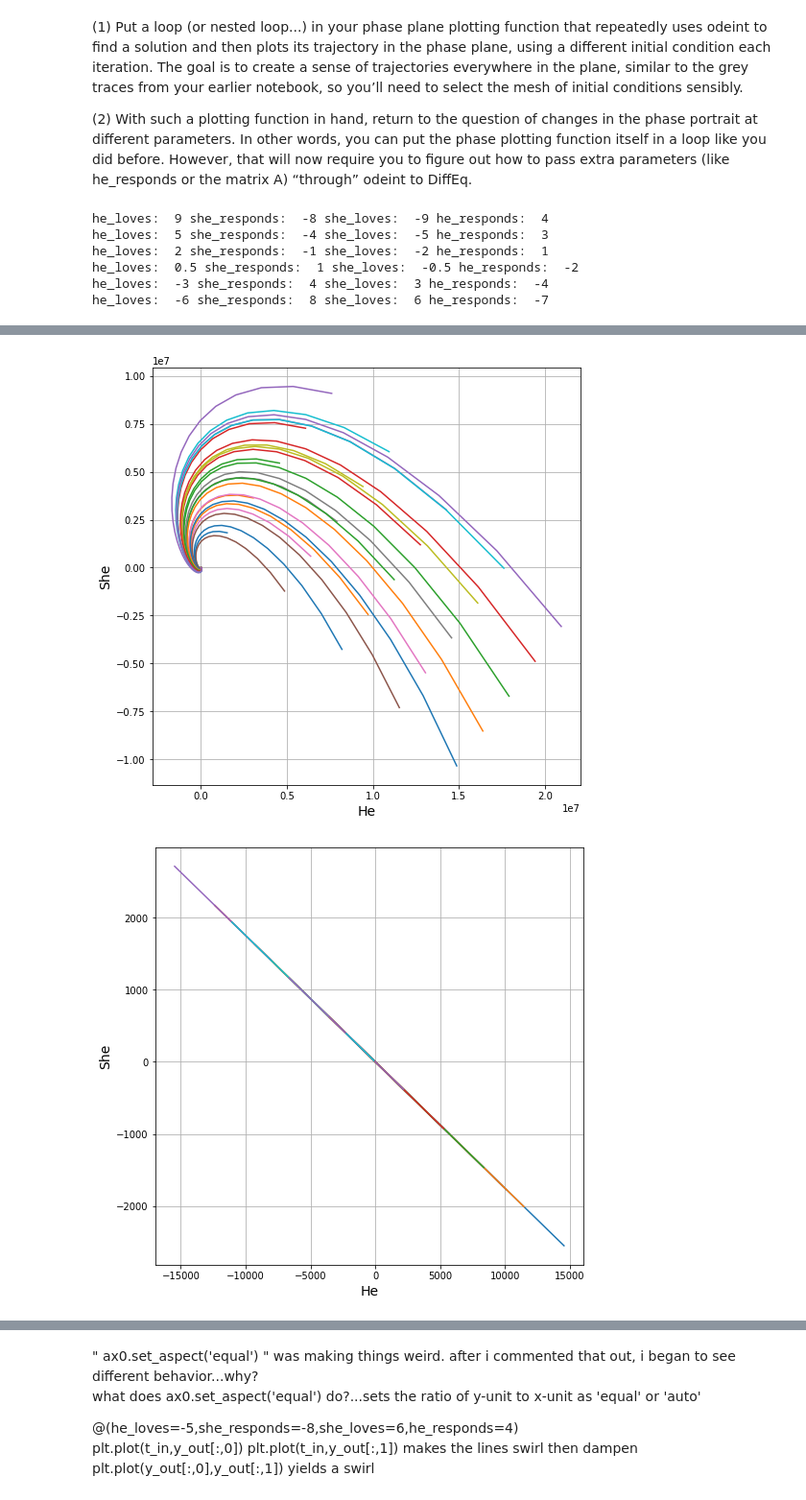
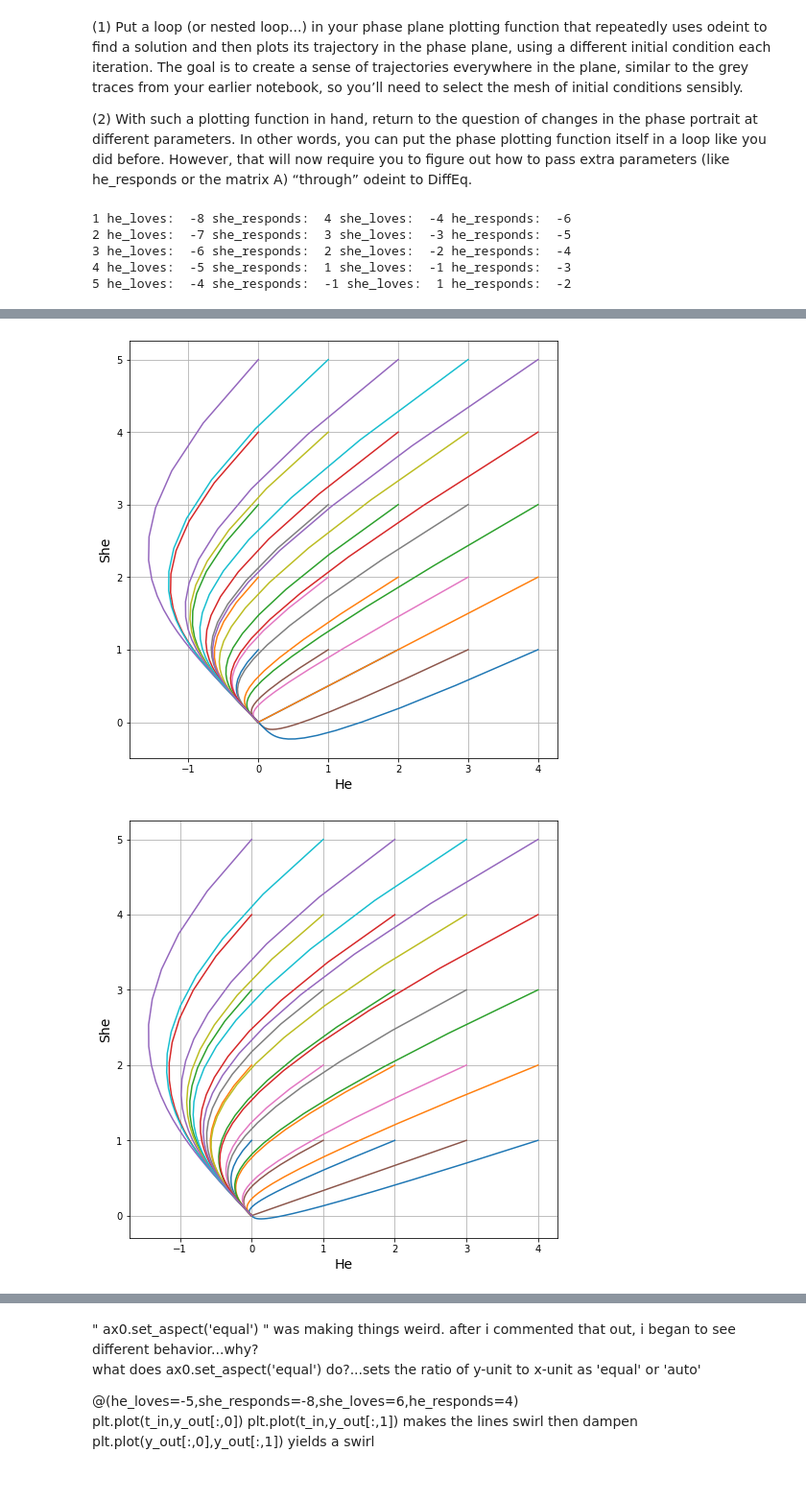
Before and after one commit to jarzavala/LA-Brown-JRitt, a Jupyter notebook: BrownLA-JRitt.ipynb, the cells around one changed output, grey strips where cells are left out. Shown: that part at 96% size. Cells and saved outputs as stored; diff of their text form; code cells hidden in the pictures.

```diff
--- a/BrownLA-JRitt.ipynb
+++ b/BrownLA-JRitt.ipynb
@@ -38,10 +38,11 @@ def plot_solution(diff_eq, start = [1,2], t_in = np.linspace(0, 10, 100)):
     plt.grid()
 
 
-def phase_plane(diff_eq, start = [1,2], t_in = np.linspace(0, 10, 100), args = (he_loves_list[i], he_responds_list[i], she_loves_list[i], he_responds_list[i])):
+def phase_plane(diff_eq, start = [1,2], t_in = np.linspace(0, 5, 100), args = (he_loves_list[i], he_responds_list[i], she_loves_list[i], he_responds_list[i])):
 
 
     fig, ax = plt.subplots(1,1,figsize=(8,8))
+    #ax.set_aspect('equal')
 
     for x in range(0,5):
         for y in range(1,6):
@@ -60,17 +61,16 @@ def phase_plane(diff_eq, start = [1,2], t_in = np.linspace(0, 10, 100), args = (
 
 (2) With such a plotting function in hand, return to the question of changes in the phase portrait at different parameters. In other words, you can put the phase plotting function itself in a loop like you did before. However, that will now require you to figure out how to pass extra parameters (like he_responds or the matrix A) “through” odeint to DiffEq.
 # %%
-he_loves_list = [9, 5, 2, 0.5, -3, -6, -9]
-she_responds_list = [-8, -4, -1, 1, 4, 8]
-she_loves_list = [-9, -5, -2, -0.5, 3, 6, 9]
-he_responds_list = [4, 3, 1, -2, -4, -7]
-for i in range(6):
-    print("he_loves: ", he_loves_list[i], "she_responds: ", she_responds_list[i], "she_loves: ", she_loves_list[i], "he_responds: ", he_responds_list[i])
+he_loves_list = [-8,-7,-6,-5,-4]
+she_responds_list = [4,3,2,1,-1]
+she_loves_list = [-4,-3,-2,-1,1]
+he_responds_list = [-6,-5,-4,-3,-2]
+for i in range(len(he_loves_list)):
+    print(i+1, "he_loves: ", he_loves_list[i], "she_responds: ", she_responds_list[i], "she_loves: ", she_loves_list[i], "he_responds: ", he_responds_list[i])
     phase_plane(diff_eq, args = {he_loves_list[i], he_responds_list[i], she_loves_list[i], he_responds_list[i]})
 # %% [output]
-he_loves:  9 she_responds:  -8 she_loves:  -9 he_responds:  4
-he_loves:  5 she_responds:  -4 she_loves:  -5 he_responds:  3
-he_loves:  2 she_responds:  -1 she_loves:  -2 he_responds:  1
-he_loves:  0.5 she_responds:  1 she_loves:  -0.5 he_responds:  -2
-he_loves:  -3 she_responds:  4 she_loves:  3 he_responds:  -4
-he_loves:  -6 she_responds:  8 she_loves:  6 he_responds:  -7
+1 he_loves:  -8 she_responds:  4 she_loves:  -4 he_responds:  -6
+2 he_loves:  -7 she_responds:  3 she_loves:  -3 he_responds:  -5
+3 he_loves:  -6 she_responds:  2 she_loves:  -2 he_responds:  -4
+4 he_loves:  -5 she_responds:  1 she_loves:  -1 he_responds:  -3
+5 he_loves:  -4 she_responds:  -1 she_loves:  1 he_responds:  -2
@@ -79,2 +79,2 @@ he_loves:  -6 she_responds:  8 she_loves:  6 he_responds:  -7
-[figure, old version]
+[figure, new version]
-[figure, old version]
+[figure, new version]
```
Also changed, not shown: parts of 2 cells of this notebook.
